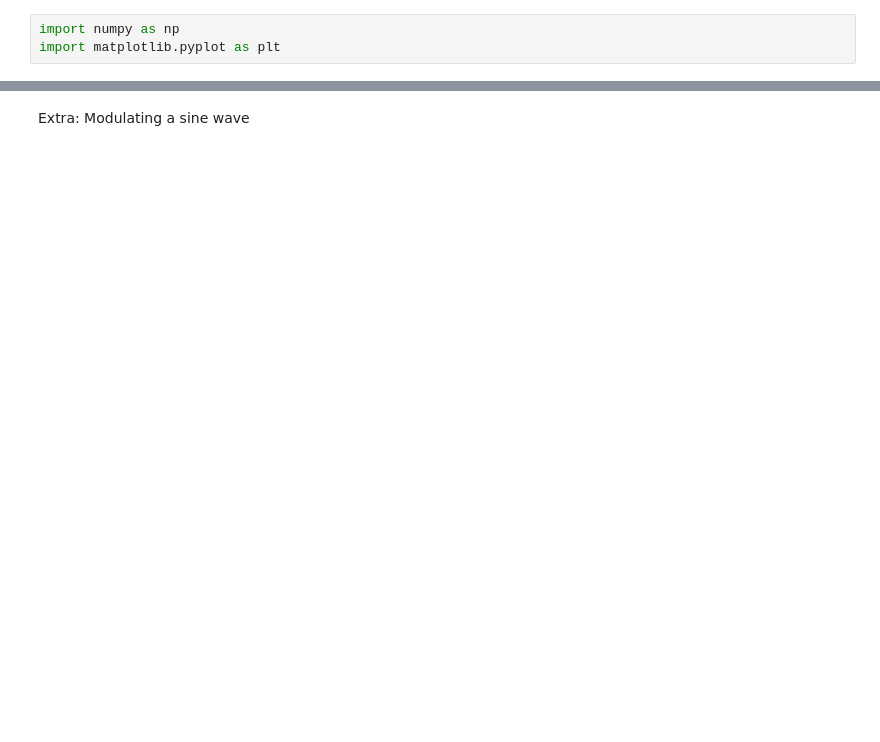
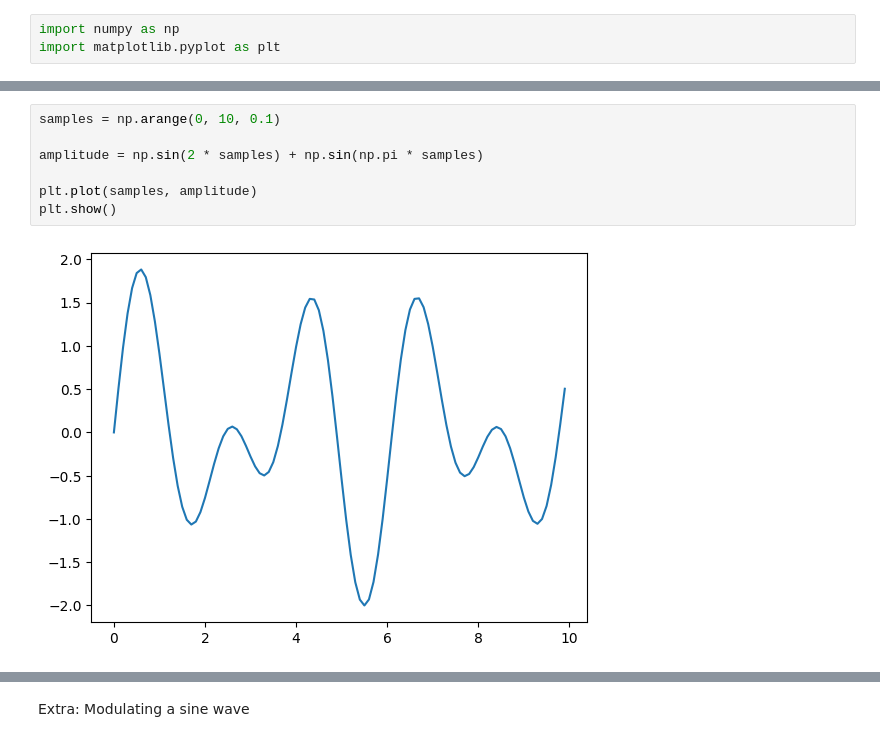
Before and after one commit to coralreefman/bca, a Jupyter notebook: notebooks/noise.ipynb, the cells around one changed output, grey strips where cells are left out. Cells and saved outputs as stored; diff of their text form; blank space fills up the shorter version.

```diff
--- a/notebooks/noise.ipynb
+++ b/notebooks/noise.ipynb
@@ -32,0 +49,9 @@ Audio(waveform, rate=sample_rate)
+# %%
+samples = np.arange(0, 10, 0.1)
+
+amplitude = np.sin(2 * samples) + np.sin(np.pi * samples)
+
+plt.plot(samples, amplitude)
+plt.show()
+# %% [output]
+[figure, added]
```
Also changed, not shown: parts of 20 cells of this notebook, 5 other files.
